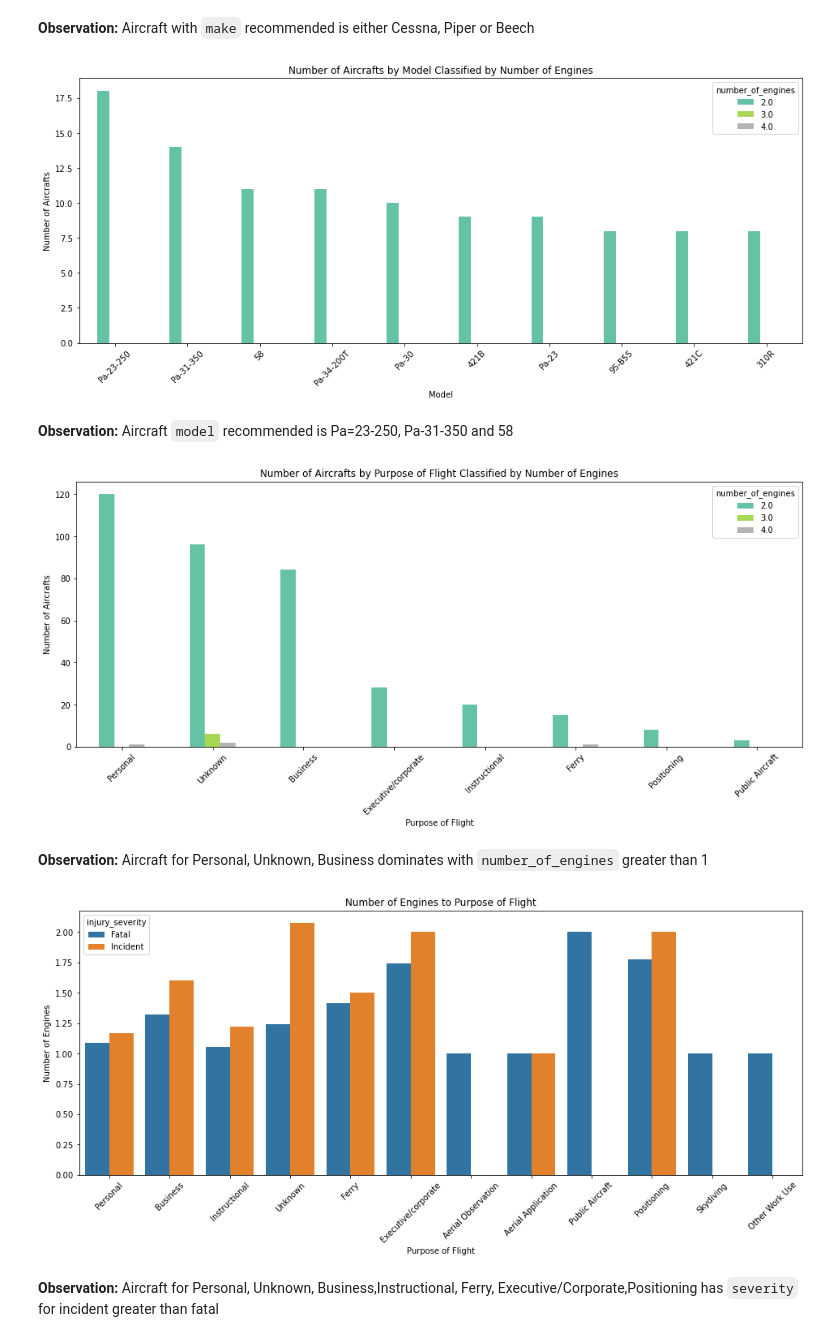
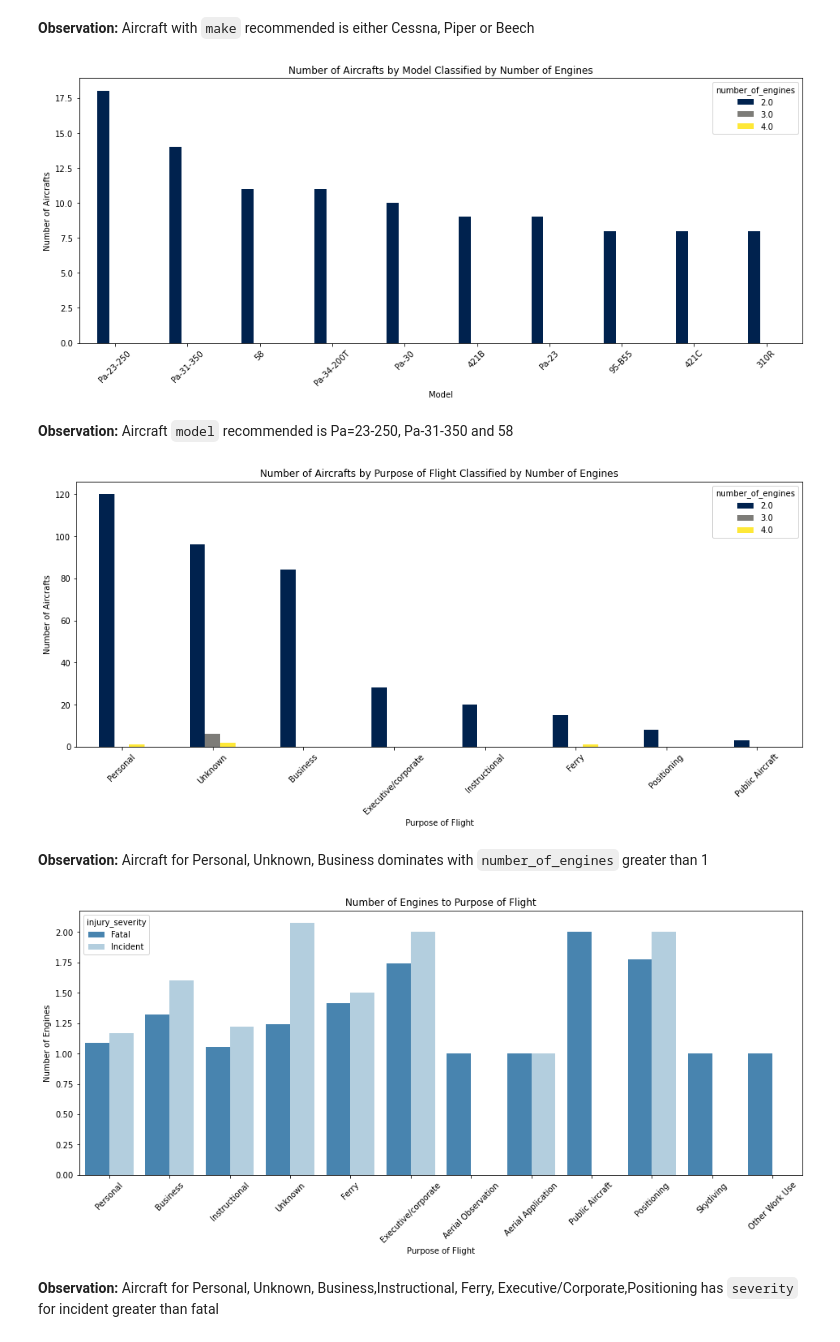
Before and after one commit to Sego-Mich/mich_phase_one_project, a Jupyter notebook: index.ipynb, the cells around one changed output. Drawn from its saved outputs; the diff is of its cells as text; code cells hidden in the pictures.

```diff
--- a/index.ipynb
+++ b/index.ipynb
@@ -903,7 +909,7 @@ model_engine = ntsb_main_df[ ntsb_main_df.number_of_engines > 1].pivot_table(ind
 model_engine['total'] = model_engine.sum(axis=1)
 model_engine = model_engine.sort_values('total', ascending=False).iloc[:10]
 plt.figure(figsize=(16, 6))
-model_engine.drop('total', axis=1).plot(kind='bar', stacked=False, ax=plt.gca(), colormap='Set2')
+model_engine.drop('total', axis=1).plot(kind='bar', stacked=False, ax=plt.gca(), colormap='cividis')
 
 # Plotting the data
 plt.ylabel('Number of Aircrafts')
@@ -912,7 +918,7 @@ plt.xticks(rotation=45)
 plt.title("Number of Aircrafts by Model Classified by Number of Engines")
 plt.show()
 # %% [output]
-[figure, old version]
+[figure, new version]
 # %% [markdown]
 <b>Observation:</b> Aircraft <span><code>model</code> </span>  recommended is Pa=23-250, Pa-31-350 and 58
 # %%
@@ -923,7 +929,7 @@ model_engine = ntsb_main_df[ ntsb_main_df.number_of_engines > 1].pivot_table(ind
 model_engine['total'] = model_engine.sum(axis=1)
 model_engine = model_engine.sort_values('total', ascending=False).iloc[:10]
 plt.figure(figsize=(16, 6))
-model_engine.drop('total', axis=1).plot(kind='bar', stacked=False, ax=plt.gca(), colormap='Set2')
+model_engine.drop('total', axis=1).plot(kind='bar', stacked=False, ax=plt.gca(), colormap='cividis')
 
 # Plotting the data
 # Plotting the data
@@ -933,20 +939,20 @@ plt.xticks(rotation=45)
 plt.title("Number of Aircrafts by Purpose of Flight Classified by Number of Engines")
 plt.show()
 # %% [output]
-[figure, old version]
+[figure, new version]
 # %% [markdown]
 <b>Observation:</b> Aircraft for Personal, Unknown, Business dominates with <span><code>number_of_engines</code> </span> greater than 1
 # %%
 #comparison btw number of engines, purpose of flight and severity
 plt.figure(figsize=(16,6))
-sns.barplot(y=ntsb_main_df['number_of_engines'],x=ntsb_main_df['purpose_of_flight'],hue=ntsb_main_df['injury_severity'],ci=None)
+sns.barplot(y=ntsb_main_df['number_of_engines'],x=ntsb_main_df['purpose_of_flight'],hue=ntsb_main_df['injury_severity'],palette='Blues_r',ci=None)
 plt.ylabel('Number of Engines')
 plt.xticks(rotation=45)
 plt.xlabel('Purpose of Flight')
 plt.title("Number of Engines to Purpose of Flight")
 plt.show()
 # %% [output]
-[figure, old version]
+[figure, new version]
 # %% [markdown]
 <b>Observation:</b> Aircraft for Personal, Unknown, Business,Instructional, Ferry, Executive/Corporate,Positioning has <span><code>severity</code> </span> for incident greater than fatal
 # %%
```
Also changed, not shown: parts of 13 cells of this notebook, 10 other files.
